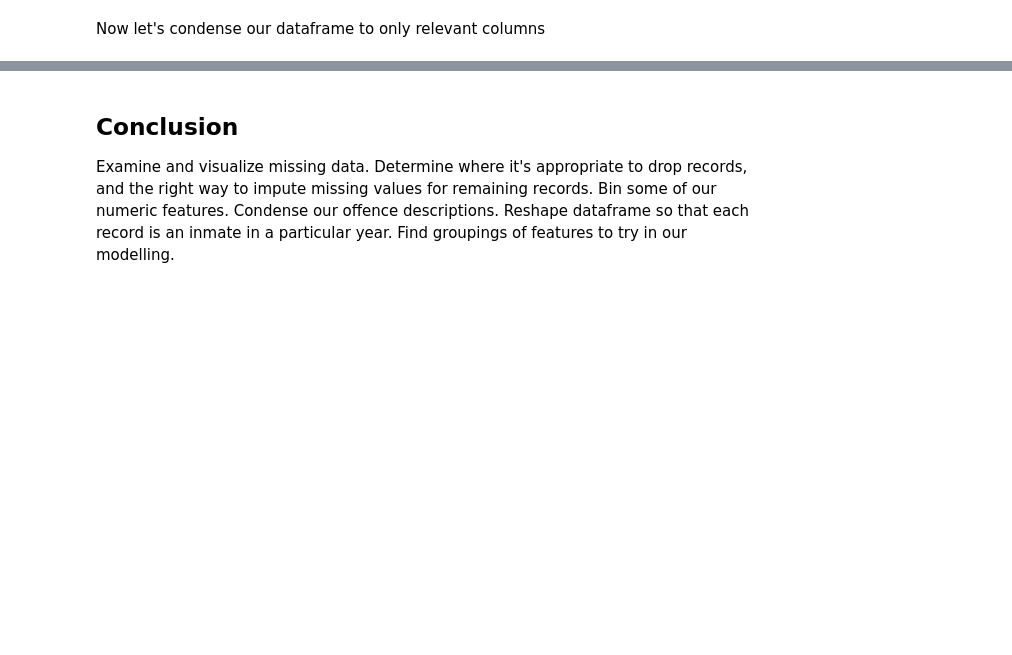
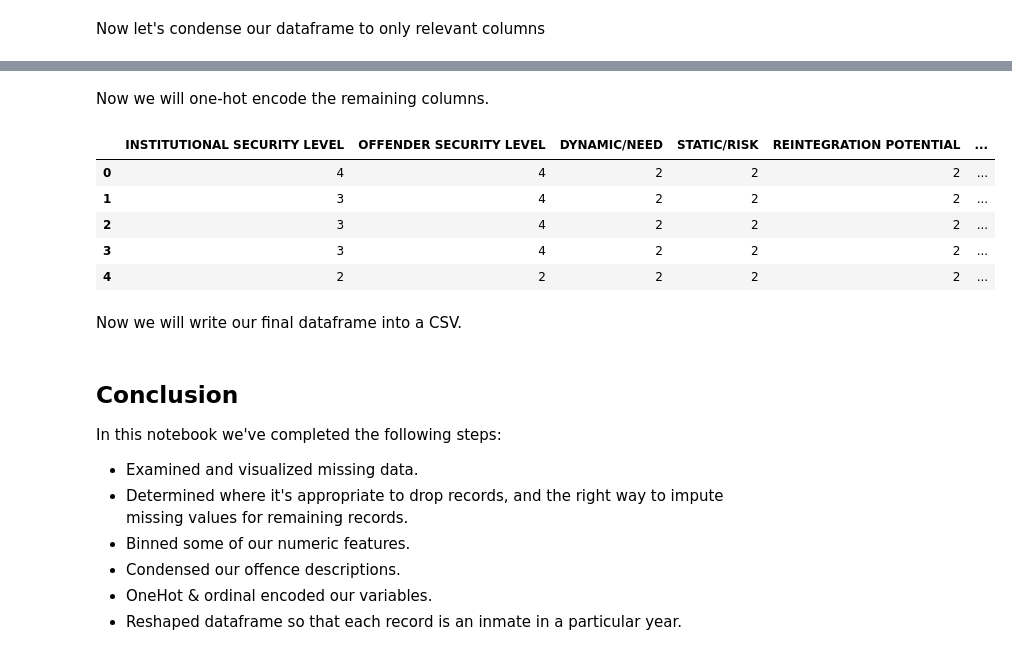
Before and after one commit to williecostello/ParoleModels, a Jupyter notebook: working_notebooks/anastasias_notebook.ipynb, the cells around one changed output, grey strips where cells are left out. Drawn from its saved outputs; the diff is of its cells as text; code cells hidden in the pictures; blank space fills up the shorter version.

```diff
--- a/working_notebooks/anastasias_notebook.ipynb
+++ b/working_notebooks/anastasias_notebook.ipynb
@@ -366,0 +361,2 @@ Find groupings of features to try in our modelling.
+# %%
+df_clean = df.drop(['GENDER', 'AGE', 'JURISDICTION', 'SENTENCE ID', 'LOCATION TYPE', 'OFFENCE ID', 'RACE', 'RACE GROUPING', 'SENTENCE TYPE', 'AGGREGATE SENTENCE LENGTH', 'PROVINCE', 'RELIGION', 'WARRANT ID', 'COURT', 'OFFENCE DESCRIPTION', 'SENTENCE LENGTH (YEARS)', 'FISCAL YEAR'], axis=1)
@@ -366,0 +369,17 @@ Find groupings of features to try in our modelling.
+# %%
+#Define dicts for ordinal encoding
+security_dict = {'Community': 0, 'MINIMUM': 1, 'MEDIUM':2, 'MULTI-LEVEL': 3, 'MAXIMUM':4}
+dyn_stat_dict = {'LOW': 0, 'MEDIUM': 1, 'HIGH': 2}
+reint_motiv_dict = {'HIGH':0, 'MEDIUM':1, 'LOW': 2}
+
+#Security dict mapping
+df_clean['OFFENDER SECURITY LEVEL'] = df_clean['OFFENDER SECURITY LEVEL'].map(security_dict)
+df_clean['INSTITUTIONAL SECURITY LEVEL'] = df_clean['INSTITUTIONAL SECURITY LEVEL'].map(security_dict)
+
+#Dynamic/ static mapping
+df_clean['DYNAMIC/NEED'] = df_clean['DYNAMIC/NEED'].map(dyn_stat_dict)
+df_clean['STATIC/RISK'] = df_clean['STATIC/RISK'].map(dyn_stat_dict)
+
+#Reintegration potential/ motivation mapping
+df_clean['REINTEGRATION POTENTIAL'] = df_clean['REINTEGRATION POTENTIAL'].map(reint_motiv_dict)
+df_clean['MOTIVATION'] = df_clean['MOTIVATION'].map(reint_motiv_dict)
@@ -366,0 +392,34 @@ Find groupings of features to try in our modelling.
+# %%
+# Dummify offence description column
+offence_dummies = pd.get_dummies(df_clean['CONDENSED OFFENCE DESCRIPTION'], prefix='offence')
+
+# Select all columns other than Offence Description
+df_other = df_clean.drop(['CONDENSED OFFENCE DESCRIPTION'], axis=1)
+
+# Group dataframe by Offender ID and year (i.e., one row for each unique reintegration potential assessment)
+# All values are the same across each set of grouped rows, so taking the max will retrieve those values
+df_other_grouped = df_other.groupby(['OFFENDER NUMBER', 'YEAR']).max()
+
+# Add dummy columns to dataframe's Offender ID & year columns
+df_off_dummies = pd.concat([df_clean[['OFFENDER NUMBER', 'YEAR']], offence_dummies], axis=1)
+
+# Group dataframe and take the sum
+df_off_sum = df_off_dummies.groupby(['OFFENDER NUMBER', 'YEAR']).sum()
+
+# Add summed dummy columns to others
+df_final = pd.concat([df_other_grouped, df_off_sum], axis=1).reset_index(drop= True)
+# %% [markdown]
+Now we will one-hot encode the remaining columns.
+# %%
+df_final = pd.get_dummies(df_final, prefix = ['RACE','AGE','SENLENGTH','CUSTODY','SUPERVISION'], columns=['RACIAL CATEGORY','AGE_QRANGE','SL_QRANGE','IN CUSTODY/COMMUNITY','SUPERVISION TYPE'])
+# %%
+df_final.head()
+# %% [output]
+|  | INSTITUTIONAL SECURITY LEVEL | OFFENDER SECURITY LEVEL | DYNAMIC/NEED | STATIC/RISK | REINTEGRATION POTENTIAL | ... |
+| 0 | 4 | 4 | 2 | 2 | 2 | ... |
+| 1 | 3 | 4 | 2 | 2 | 2 | ... |
+| 2 | 3 | 4 | 2 | 2 | 2 | ... |
+| 3 | 3 | 4 | 2 | 2 | 2 | ... |
+| 4 | 2 | 2 | 2 | 2 | 2 | ... |
+# %% [markdown]
+Now we will write our final dataframe into a CSV.
@@ -367,9 +428,11 @@ Find groupings of features to try in our modelling.
 # %% [markdown]
 ## Conclusion
 
-Examine and visualize missing data.
-Determine where it's appropriate to drop records, and the right way to impute missing values for remaining records.
-Bin some of our numeric features.
-Condense our offence descriptions.
-Reshape dataframe so that each record is an inmate in a particular year.
-Find groupings of features to try in our modelling.
+In this notebook we've completed the following steps:
+
+* Examined and visualized missing data.
+* Determined where it's appropriate to drop records, and the right way to impute missing values for remaining records.
+* Binned some of our numeric features.
+* Condensed our offence descriptions.
+* OneHot & ordinal encoded our variables.
+* Reshaped dataframe so that each record is an inmate in a particular year.
```
Also changed, not shown: parts of 6 cells of this notebook.
